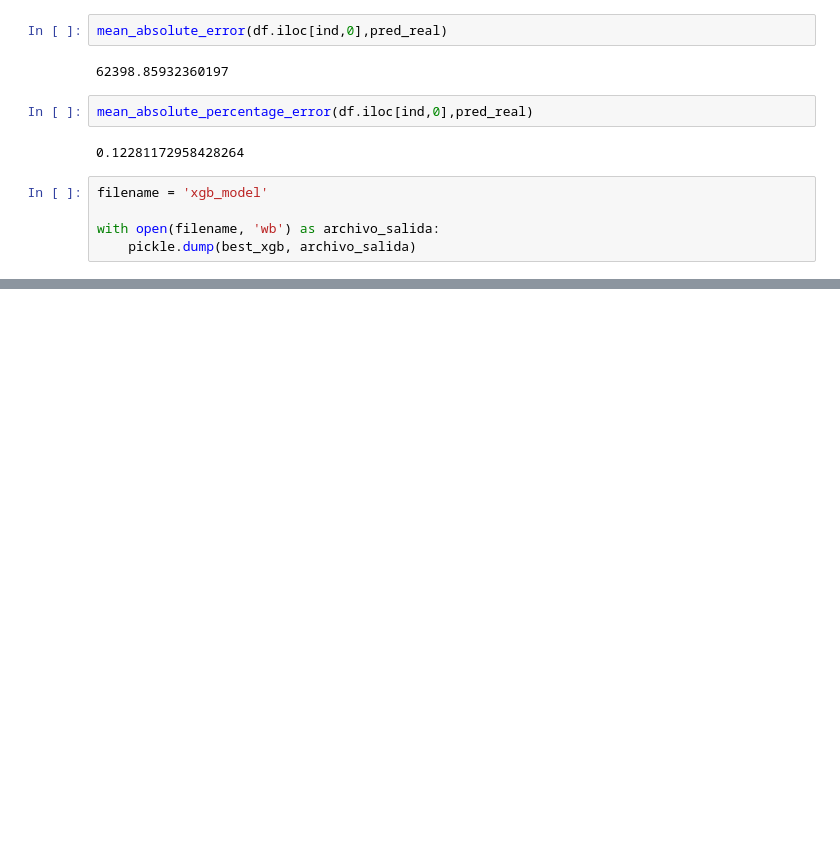
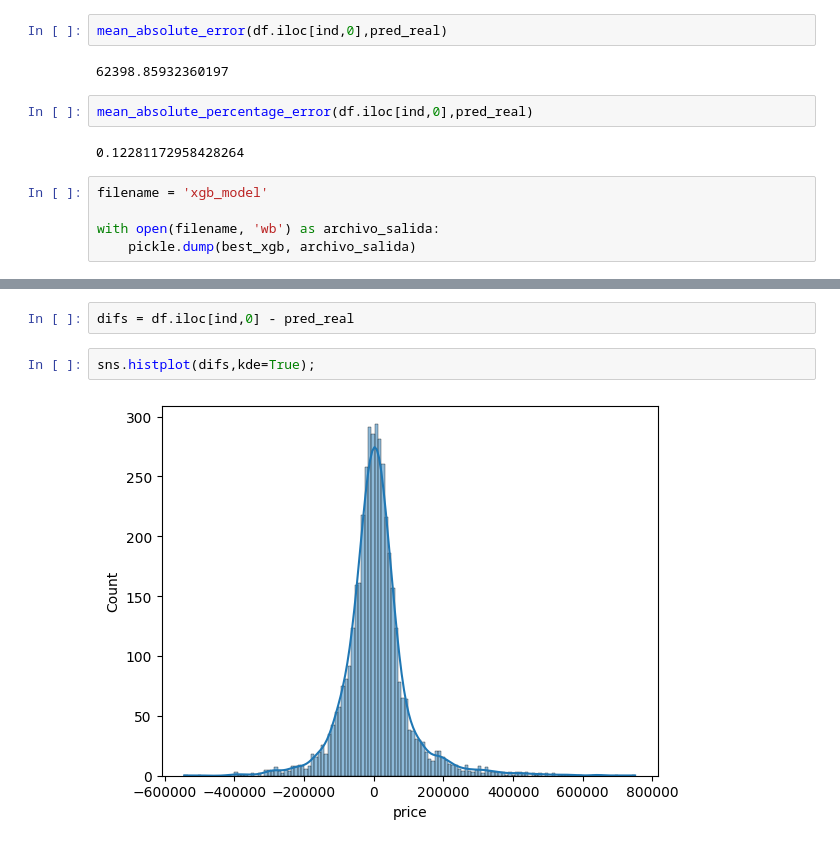
Before and after one commit to PacoFletcher/Web_data_house_pricing, a Jupyter notebook: rama_test.ipynb, the cells around one changed output, grey strips where cells are left out. Saved outputs shown, nothing was run; the diff lists cells and outputs as text; blank space fills up the shorter version.

```diff
--- a/rama_test.ipynb
+++ b/rama_test.ipynb
@@ -287,0 +292,6 @@ with open(filename, 'wb') as archivo_salida:
+# %%
+difs = df.iloc[ind,0] - pred_real
+# %%
+sns.histplot(difs,kde=True);
+# %% [output]
+[figure, added]
```
Also changed, not shown: parts of 1 cell of this notebook.
